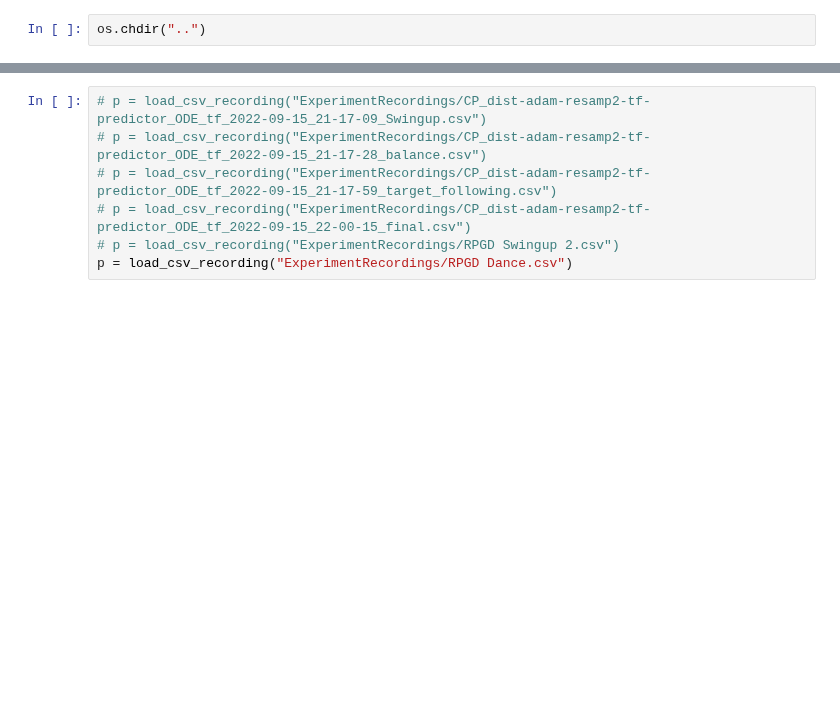
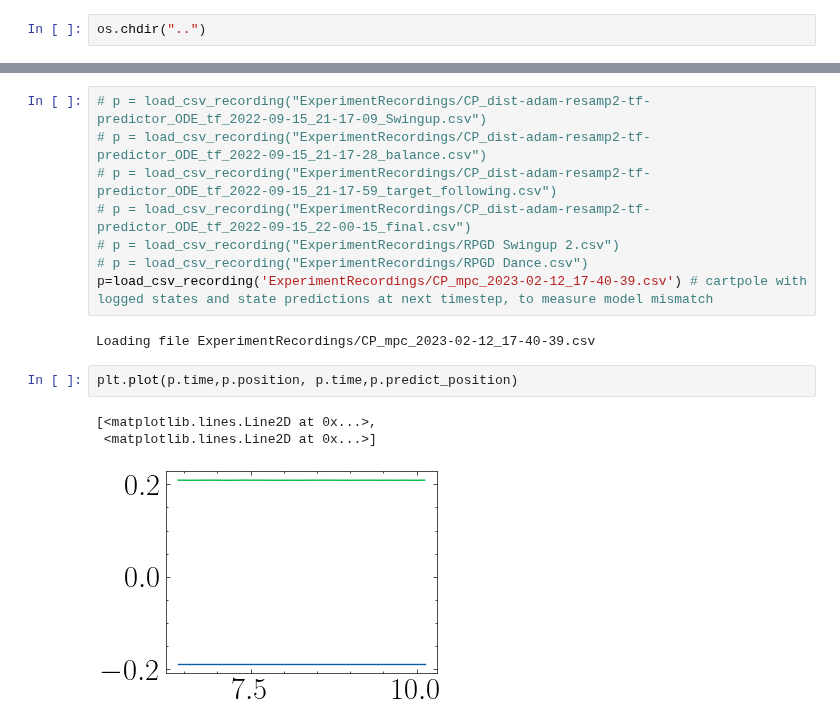
Before and after one commit to SensorsINI/physical-cartpole, a Jupyter notebook: Driver/others/load_and_plot_experiment.ipynb, the cells around one changed output, grey strips where cells are left out. Saved outputs shown, nothing was run; the diff lists cells and outputs as text; blank space fills up the shorter version.

```diff
--- a/Driver/others/load_and_plot_experiment.ipynb
+++ b/Driver/others/load_and_plot_experiment.ipynb
@@ -18,7 +47,16 @@ from CartPoleSimulation.CartPole.load import load_csv_recording
 # p = load_csv_recording("ExperimentRecordings/CP_dist-adam-resamp2-tf-predictor_ODE_tf_2022-09-15_21-17-59_target_following.csv")
 # p = load_csv_recording("ExperimentRecordings/CP_dist-adam-resamp2-tf-predictor_ODE_tf_2022-09-15_22-00-15_final.csv")
 # p = load_csv_recording("ExperimentRecordings/RPGD Swingup 2.csv")
-p = load_csv_recording("ExperimentRecordings/RPGD Dance.csv")
+# p = load_csv_recording("ExperimentRecordings/RPGD Dance.csv")
+p=load_csv_recording('ExperimentRecordings/CP_mpc_2023-02-12_17-40-39.csv') # cartpole with logged states and state predictions at next timestep, to measure model mismatch
+# %% [output]
+Loading file ExperimentRecordings/CP_mpc_2023-02-12_17-40-39.csv
+# %%
+plt.plot(p.time,p.position, p.time,p.predict_position)
+# %% [output]
+[<matplotlib.lines.Line2D at 0x...>,
+ <matplotlib.lines.Line2D at 0x...>]
+[figure, added]
 # %%
 fig, (ax1, ax2, ax3) = plt.subplots(nrows=3, ncols=1, figsize=(14, 8), sharex=True, dpi=300.0)
 ax1.grid(linestyle='--'), ax2.grid(linestyle='--'), ax3.grid(linestyle='--')
```
Also changed, not shown: parts of 5 cells of this notebook, 2 other files.
